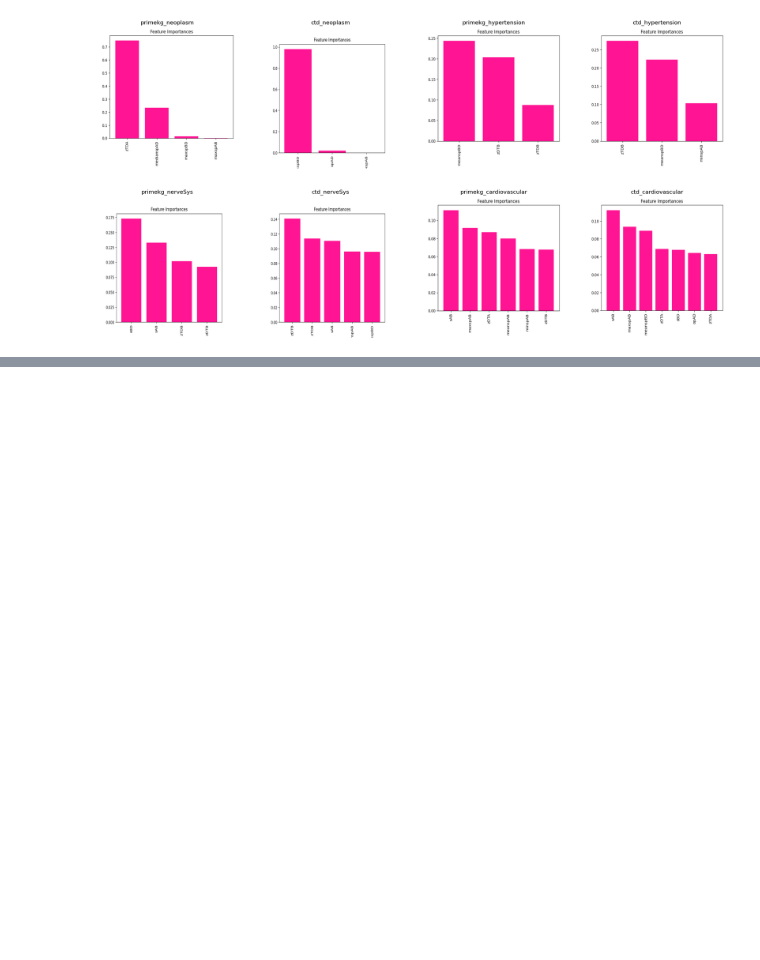
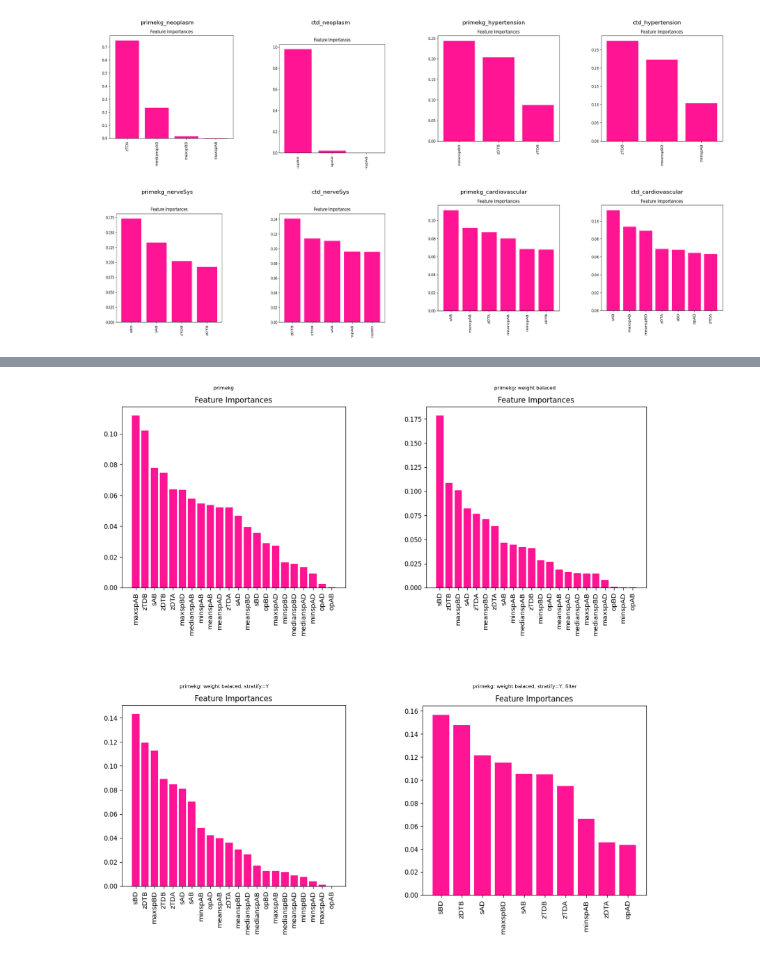
Before and after one commit to TheaSteuerwald/Softwarepraktikum, a Jupyter notebook: week2.ipynb, the cells around one changed output, grey strips where cells are left out. Drawn from its saved outputs; the diff is of its cells as text; code cells hidden in the pictures; blank space fills up the shorter version.

```diff
--- a/week2.ipynb
+++ b/week2.ipynb
@@ -23,0 +49,18 @@ plt.show()
+# %%
+image_paths = ['bilder_week2/primekg_cardiovascular_nofilter_nostratify_ub.png', 'bilder_week2/primekg_cardiovascular_nofilter_nostratify_wb.png', 'bilder_week2/primekg_cardiovascular_nofilter_stratify_wb.png', 'bilder_week2/primekg_cardiovascular_new.png']
+
+captions = ['primekg ', 'primekg: weight balaced', 'primekg: weight balaced, stratify=Y', 'primekg: weight balaced, stratify=Y, filter']
+
+fig, axes = plt.subplots(2, 2, figsize=(24, 24))
+
+
+for i, ax in enumerate(axes.flat):
+    image = Image.open(image_paths[i])
+    ax.imshow(image)
+    ax.set_title(captions[i])
+    ax.axis('off')
+    ax.set_aspect('auto')
+
+plt.show()
+# %% [output]
+[figure, added]
```
Also changed, not shown: parts of 4 cells of this notebook, 9 other files.
